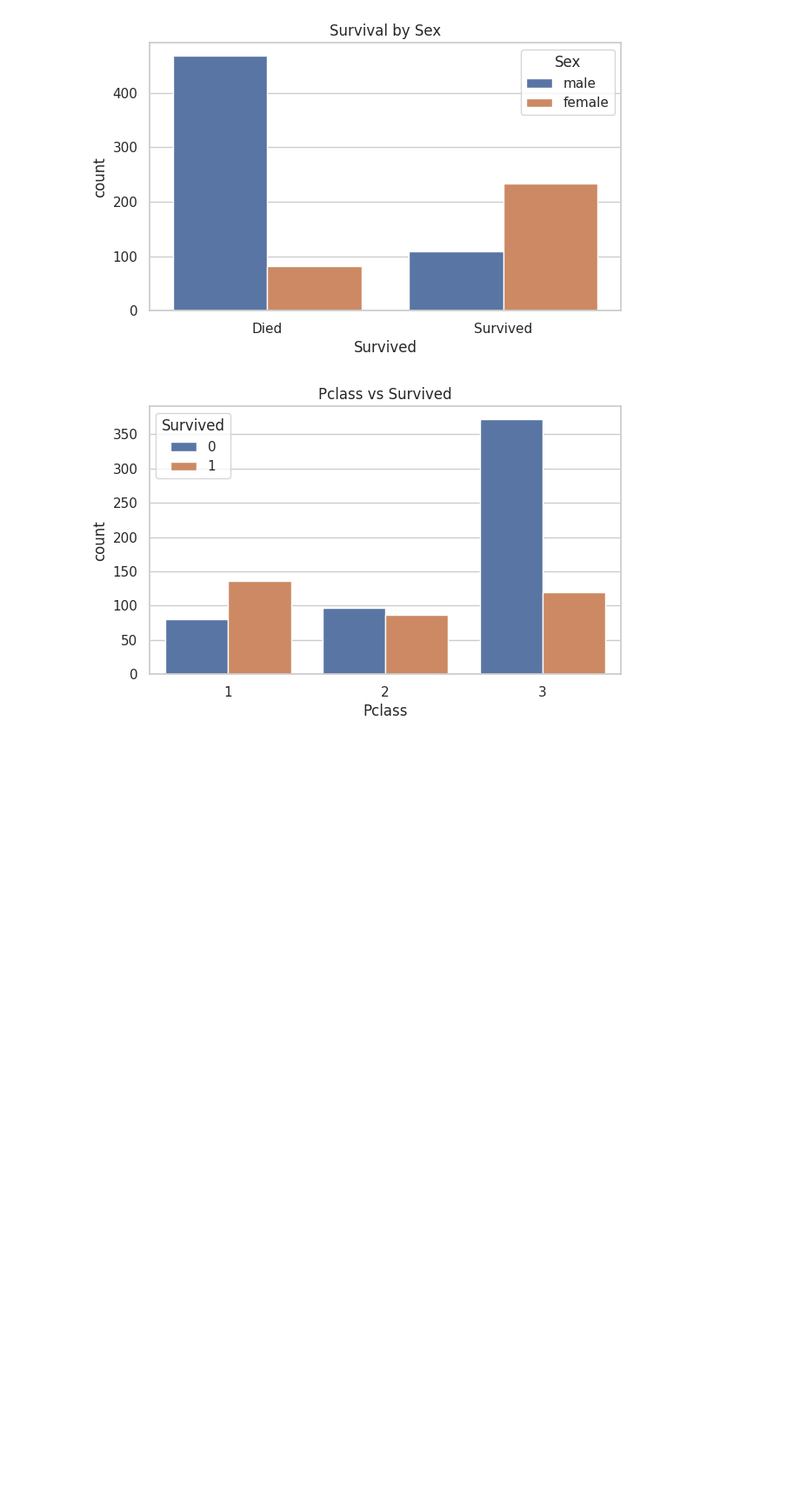
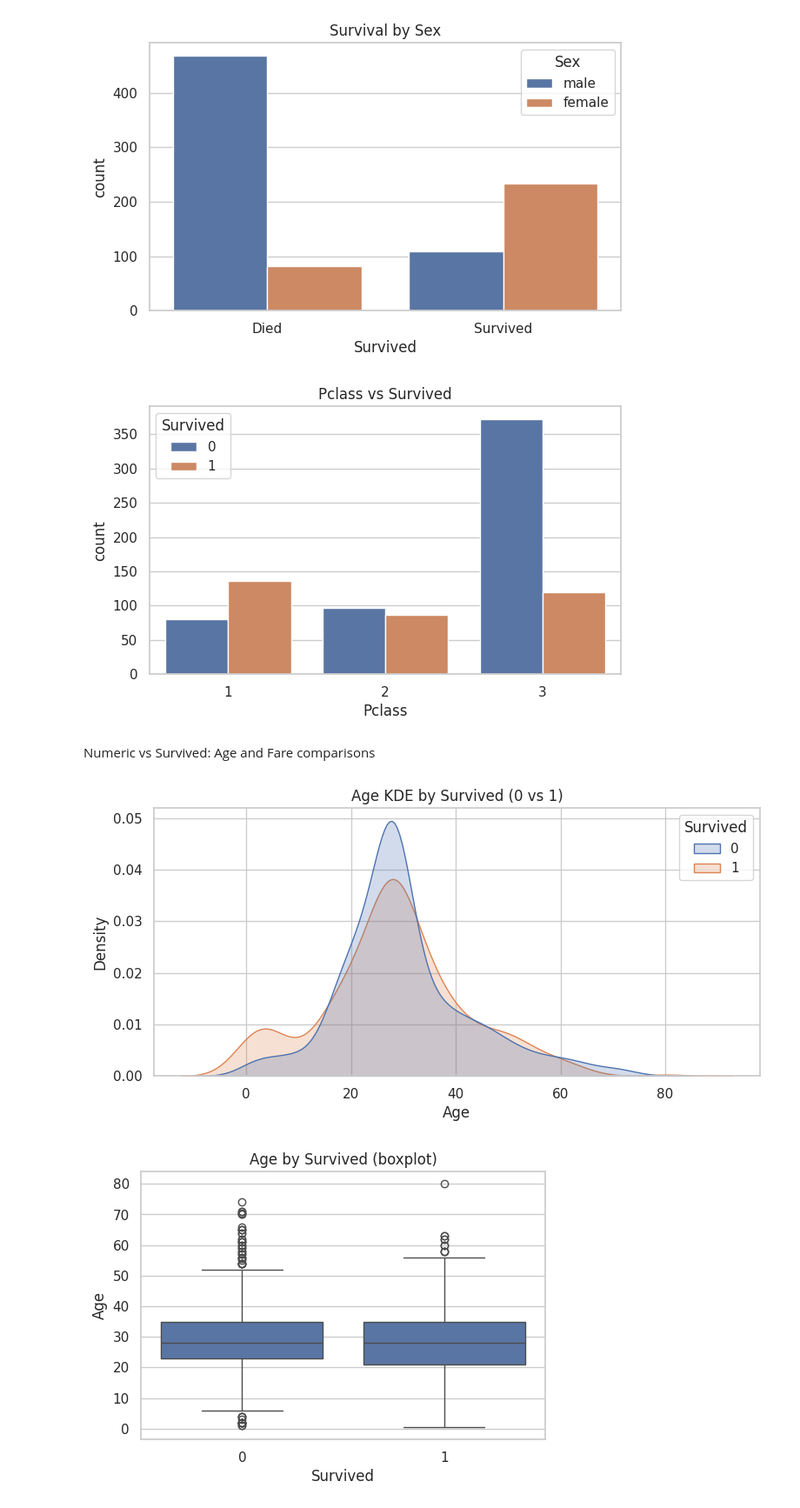
Before and after one commit to Smarikatripathi/Data-Science, a Jupyter notebook: DataScience.ipynb, the cells around one changed output. Shown at 87% size. Saved outputs shown, nothing was run; the diff lists cells and outputs as text; code cells hidden in the pictures; blank space fills up the shorter version.

```diff
--- a/DataScience.ipynb
+++ b/DataScience.ipynb
@@ -231,3 +231,27 @@ plt.show()
 # %% [output]
 [figure]
 [figure]
+# %% [markdown]
+Numeric vs Survived: Age and Fare comparisons
+# %%
+# Age KDE by Survived
+plt.figure(figsize=(9,4))
+sns.kdeplot(data=df, x='Age', hue='Survived', fill=True, common_norm=False)
+plt.title('Age KDE by Survived (0 vs 1)')
+plt.show()
+
+# Age boxplot by Survived
+plt.figure(figsize=(6,4))
+sns.boxplot(x='Survived', y='Age', data=df)
+plt.title('Age by Survived (boxplot)')
+plt.show()
+
+# Fare boxplot by Survived (limit y-axis to see bulk)
+plt.figure(figsize=(7,4))
+sns.boxplot(x='Survived', y='Fare', data=df)
+plt.ylim(0, 200)
+plt.title('Fare by Survived (boxplot, y-limit)')
+plt.show()
+# %% [output]
+[figure, added]
+[figure, added]
```
Also changed, not shown: parts of 9 cells of this notebook.
